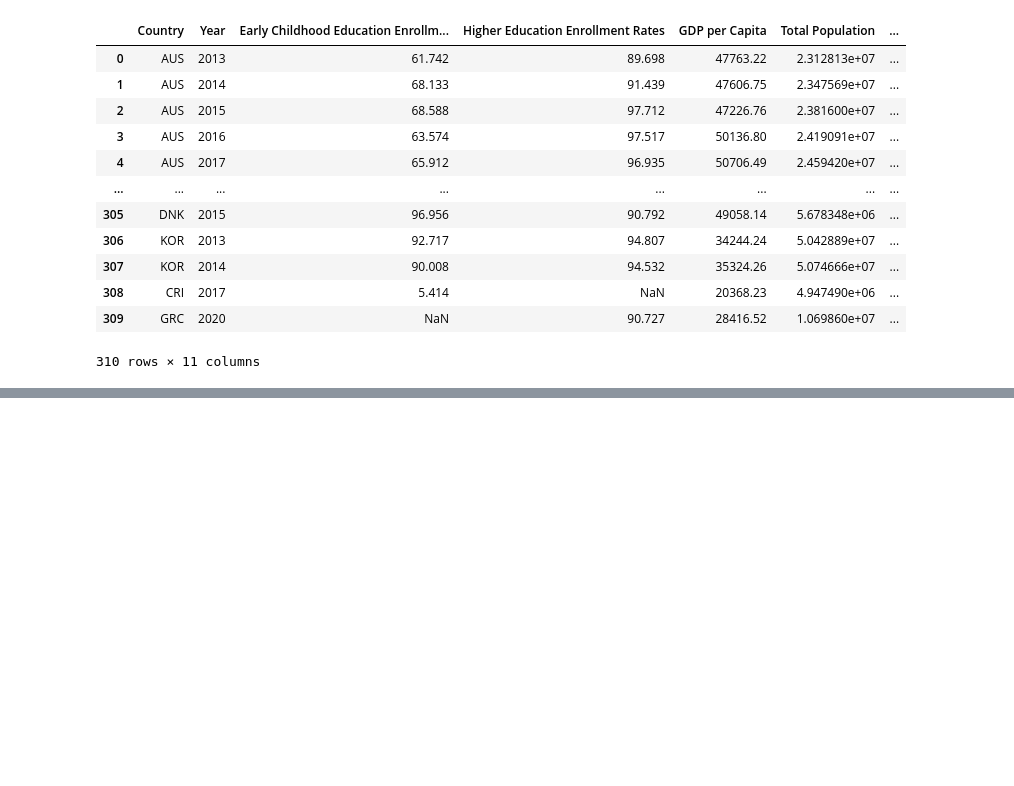
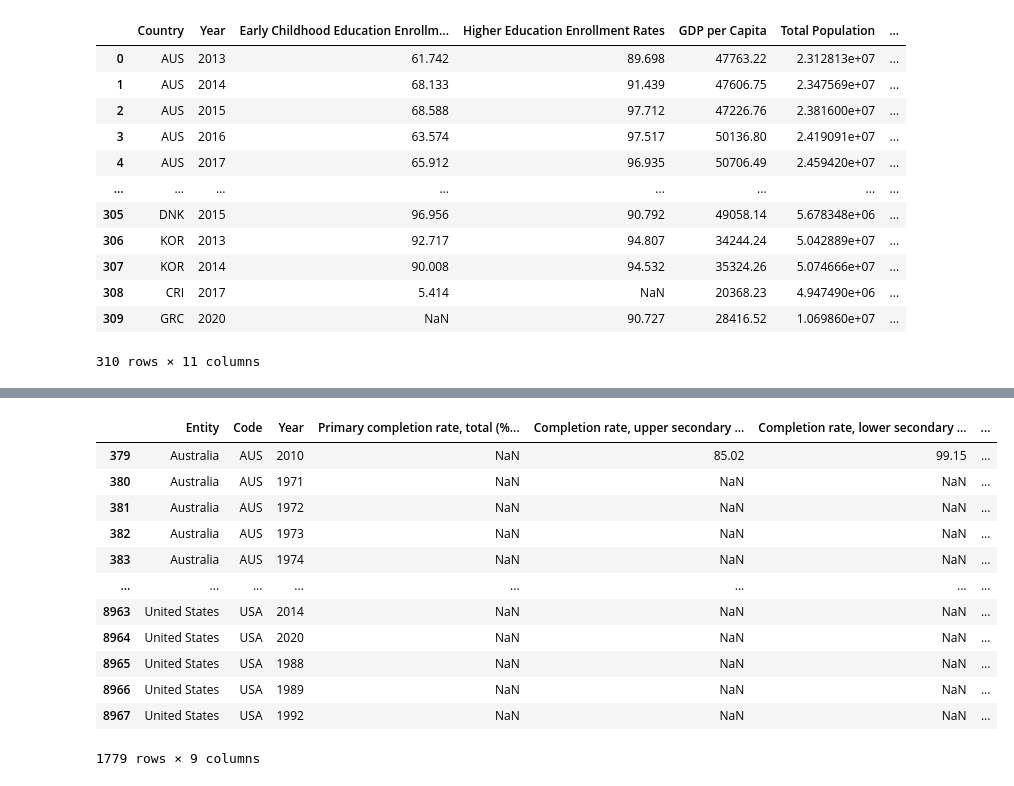
Before and after one commit to rcherivi/OECD-Tertiary-Education-Analysis, a Jupyter notebook: Phase 2ing - Rishika .ipynb, the cells around one changed output, grey strips where cells are left out. Cells and saved outputs as stored; diff of their text form; code cells hidden in the pictures; blank space fills up the shorter version.

```diff
--- a/Phase 2ing - Rishika .ipynb
+++ b/Phase 2ing - Rishika .ipynb
@@ -960,0 +961,2 @@ combined_df
+# %%
+enrollment_rates_df = pd.read_csv('enrollment_completion_rates.csv')
@@ -960,0 +972,25 @@ combined_df
+# %%
+oecd_list = ["AUS","AUT","BEL", "CAN", "CHL", "COL", "CRI",
+            "CZE", "DNK", "EST", "FIN", "FRA", "DEU", "GRC",
+             "HUN", "ISL", "IRL", "ISR", "ITA", "JPN", "KOR",
+            "LVA", "LTU", "LUX", "MEX", "NLD", "NZL",
+            "NOR", "POL", "PRT", "SVK","SVN","ESP","SWE",
+            "CHE", "TUR","GBR","USA"]
+# %%
+enrollment_rates_df = enrollment_rates_df.loc[enrollment_rates_df['Code'].isin(oecd_list)]
+# %%
+enrollment_rates_df
+# %% [output]
+|  | Entity | Code | Year | Primary completion rate, total (%... | Completion rate, upper secondary ... | Completion rate, lower secondary ... | ... |
+| 379 | Australia | AUS | 2010 | NaN | 85.02 | 99.15 | ... |
+| 380 | Australia | AUS | 1971 | NaN | NaN | NaN | ... |
+| 381 | Australia | AUS | 1972 | NaN | NaN | NaN | ... |
+| 382 | Australia | AUS | 1973 | NaN | NaN | NaN | ... |
+| 383 | Australia | AUS | 1974 | NaN | NaN | NaN | ... |
+| ... | ... | ... | ... | ... | ... | ... | ... |
+| 8963 | United States | USA | 2014 | NaN | NaN | NaN | ... |
+| 8964 | United States | USA | 2020 | NaN | NaN | NaN | ... |
+| 8965 | United States | USA | 1988 | NaN | NaN | NaN | ... |
+| 8966 | United States | USA | 1989 | NaN | NaN | NaN | ... |
+| 8967 | United States | USA | 1992 | NaN | NaN | NaN | ... |
+1779 rows × 9 columns
```
Also changed, not shown: parts of 15 cells of this notebook.
